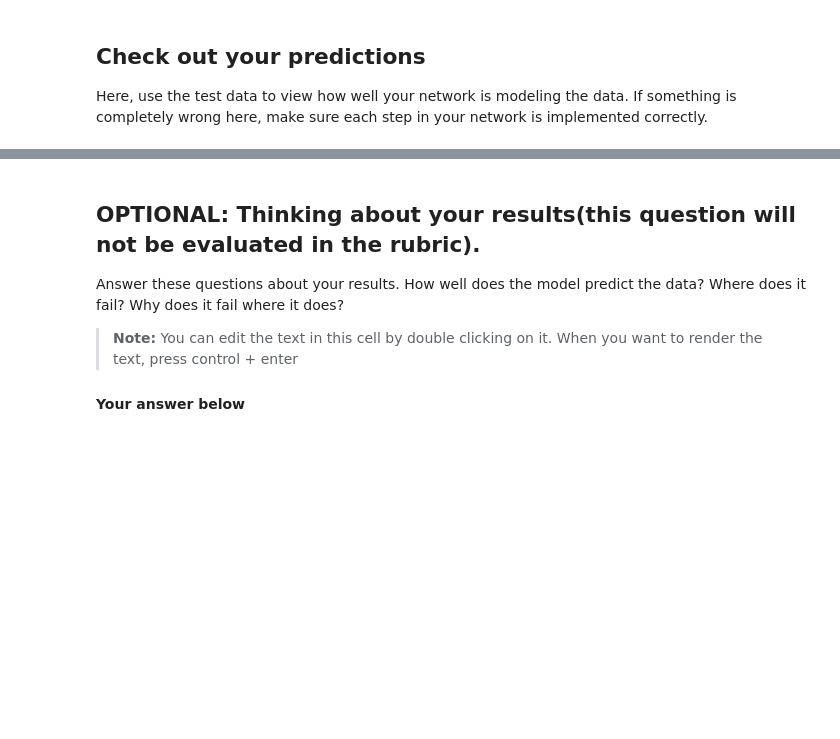
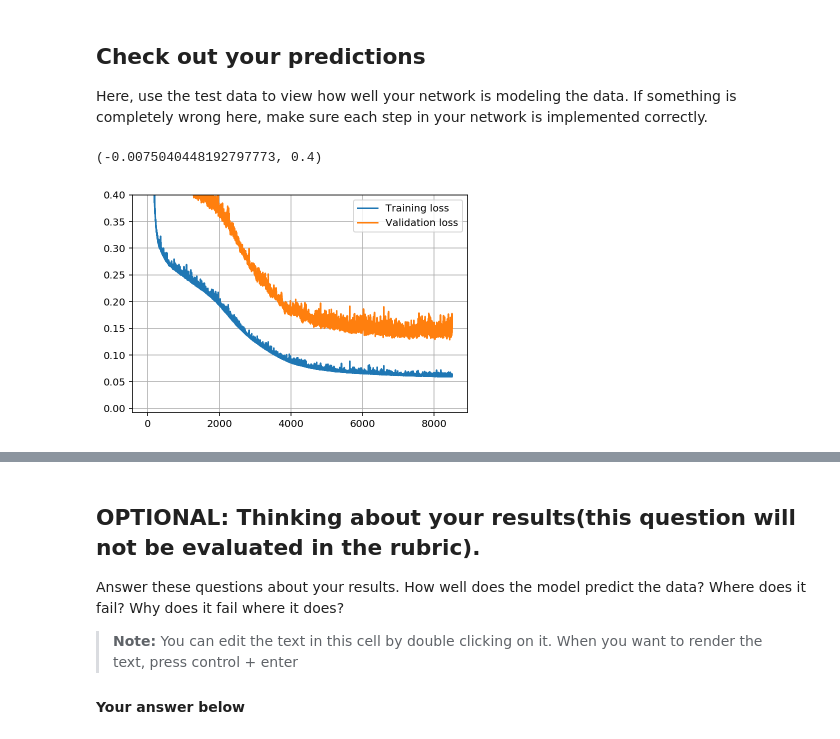
Before and after one commit to NitinMahajan1/UDACITY-Submissions, a Jupyter notebook: Your_first_neural_network.ipynb, the cells around one changed output, grey strips where cells are left out. Saved outputs shown, nothing was run; the diff lists cells and outputs as text; code cells hidden in the pictures; blank space fills up the shorter version.

```diff
--- a/Your_first_neural_network.ipynb
+++ b/Your_first_neural_network.ipynb
@@ -350,6 +351,16 @@ _ = plt.ylim()
 ## Check out your predictions
 
 Here, use the test data to view how well your network is modeling the data. If something is completely wrong here, make sure each step in your network is implemented correctly.
+# %%
+plt.plot(losses['train'], label='Training loss')
+plt.plot(losses['validation'], label='Validation loss')
+ax = plt.gca()
+ax.grid(True)
+plt.legend()
+plt.ylim(ymax=0.4)
+# %% [output]
+(-0.0075040448192797773, 0.4)
+[figure, added]
 # %%
 fig, ax = plt.subplots(figsize=(8,4))
 
```
Also changed, not shown: parts of 7 cells of this notebook, 1 other file.
